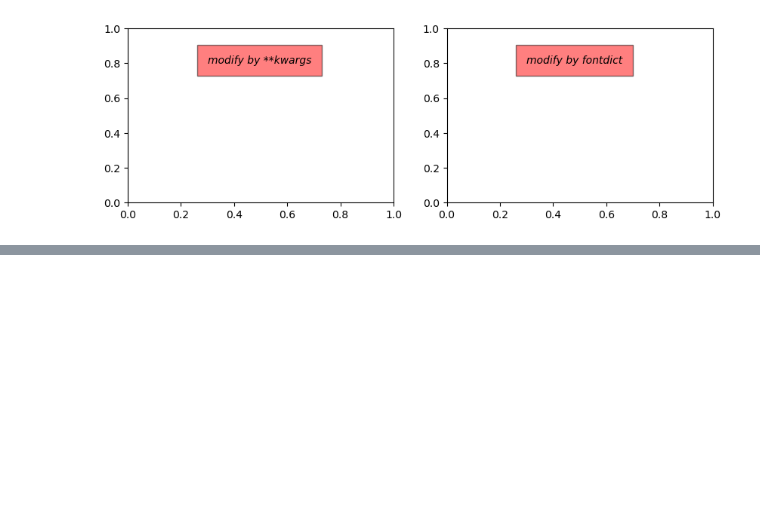
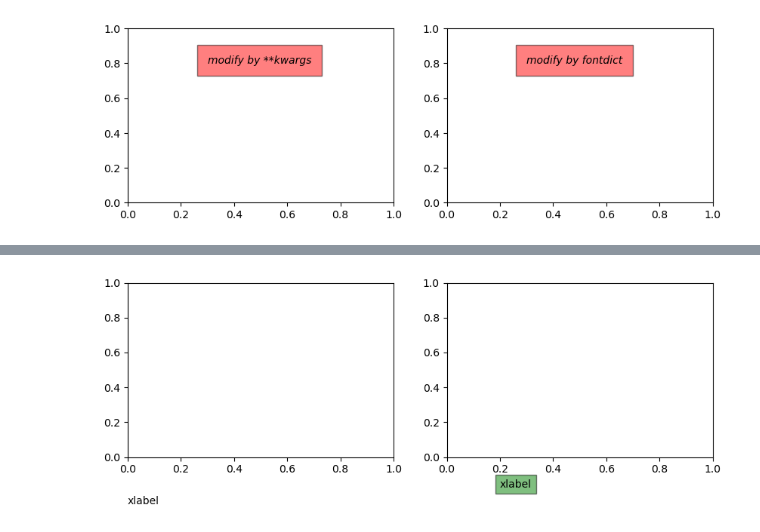
Before and after one commit to GGuo888/fantastic-matplotlib, a Jupyter notebook: practice/day04.ipynb, the cells around one changed output, grey strips where cells are left out. Cells and saved outputs as stored; diff of their text form; code cells hidden in the pictures; blank space fills up the shorter version.

```diff
--- a/practice/day04.ipynb
+++ b/practice/day04.ipynb
@@ -69,0 +76,16 @@ axes[1].text(0.3, 0.8, 'modify by fontdict', fontdict=font);
+# %%
+# 观察labelpad和loc参数的使用效果
+fig = plt.figure(figsize=(10,3))
+axes = fig.subplots(1,2)
+axes[0].set_xlabel('xlabel',labelpad=20,loc='left')
+
+# loc参数仅能提供粗略的位置调整，如果想要更精确的设置标签的位置，
+# 可以使用position参数+horizontalalignment参数来定位
+# position由一个元组组成，第一个元素0.2表示x轴标签在x轴的位置，
+# 第二个元素对于xlabel其实是无意义的，随便填一个数都可以
+# horizontalalignment='left'表示左对齐，
+# 这样设置后x轴标签就能精确定位在x=0.2的位置处
+axes[1].set_xlabel('xlabel',position=(0.2,''),horizontalalignment='left',
+                   bbox={'facecolor':'green','alpha':0.5});
+# %% [output]
+[figure, added]
```
Also changed, not shown: parts of 11 cells of this notebook.
